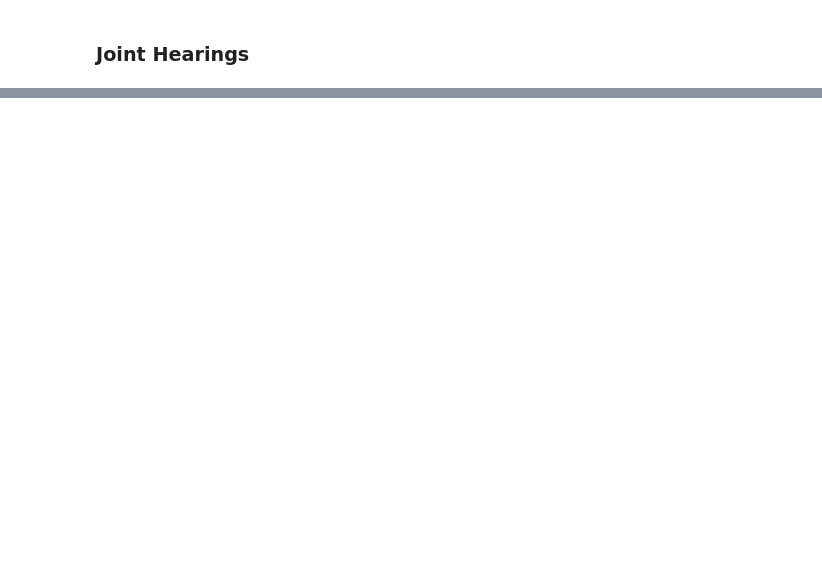
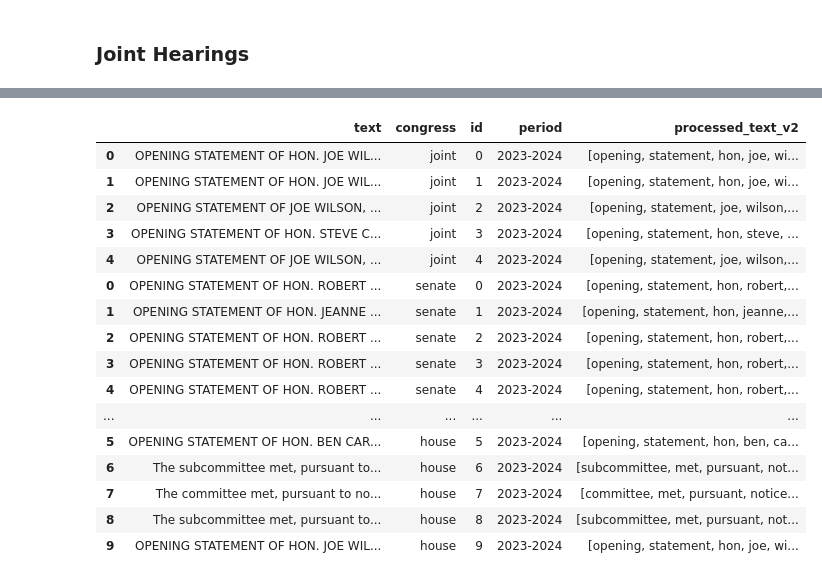
Before and after one commit to MariaFernandaOrtega/Topic-Modelling-Tutorial, a Jupyter notebook: Data and preprocessing.ipynb, the cells around one changed output, grey strips where cells are left out. Drawn from its saved outputs; the diff is of its cells as text; code cells hidden in the pictures; blank space fills up the shorter version.

Commit message:
preprocessed

```diff
--- a/Data and preprocessing.ipynb
+++ b/Data and preprocessing.ipynb
@@ -167,0 +253,20 @@ df_documents_joint
+# %%
+# Define a function to remove text before "The committee met," or "The subcommittee met,"
+def remove_text_before_meeting_statements(text):
+    patterns = ["The committee met,", "The subcommittee met,"]
+    earliest_index = len(text)
+
+    for pattern in patterns:
+        index = text.find(pattern)
+        if index != -1 and index < earliest_index:
+            earliest_index = index
+
+    if earliest_index < len(text):
+        return text[earliest_index:]
+    else:
+        return text
+
+# Apply the function to each row in the 'text' column
+all_documents['text'] = all_documents['text'].apply(remove_text_before_meeting_statements)
+
+all_documents
@@ -167,0 +293,45 @@ df_documents_joint
+# %%
+import pandas as pd
+import nltk
+from nltk.corpus import stopwords
+from nltk.tokenize import word_tokenize
+from nltk.stem import WordNetLemmatizer
+import string
+
+# Download necessary NLTK data
+nltk.download('punkt')
+nltk.download('stopwords')
+nltk.download('wordnet')
+
+def preprocess_text_v2(text):
+    """
+    Function to tokenize, convert to lowercase, remove punctuation and stopwords,
+    and perform lemmatization on a given text.
+    """
+    # Lowercasing
+    text = text.lower()
+
+    # Remove punctuation
+    text = text.translate(str.maketrans('', '', string.punctuation))
+
+    # Tokenization
+    tokens = word_tokenize(text)
+
+    # Remove stopwords
+    stop_words = set(stopwords.words('english'))
+    filtered_tokens = [word for word in tokens if word not in stop_words]
+
+    # Lemmatization
+    lemmatizer = WordNetLemmatizer()
+    lemmatized_tokens = [lemmatizer.lemmatize(word) for word in filtered_tokens]
+
+    return lemmatized_tokens
+
+
+# Applying the updated preprocessing to the 'text' column
+all_documents['processed_text_v2'] = all_documents['text'].apply(preprocess_text_v2)
+
+# Optionally, save the processed data to a new CSV file
+all_documents.to_csv('processed_data.csv', index=False)
+all_documents
+# %% [output]
@@ -167,0 +347,17 @@ df_documents_joint
+|  | text | congress | id | period | processed_text_v2 |
+| 0 | OPENING STATEMENT OF HON. JOE WIL... | joint | 0 | 2023-2024 | [opening, statement, hon, joe, wi... |
+| 1 | OPENING STATEMENT OF HON. JOE WIL... | joint | 1 | 2023-2024 | [opening, statement, hon, joe, wi... |
+| 2 | OPENING STATEMENT OF JOE WILSON, ... | joint | 2 | 2023-2024 | [opening, statement, joe, wilson,... |
+| 3 | OPENING STATEMENT OF HON. STEVE C... | joint | 3 | 2023-2024 | [opening, statement, hon, steve, ... |
+| 4 | OPENING STATEMENT OF JOE WILSON, ... | joint | 4 | 2023-2024 | [opening, statement, joe, wilson,... |
+| 0 | OPENING STATEMENT OF HON. ROBERT ... | senate | 0 | 2023-2024 | [opening, statement, hon, robert,... |
+| 1 | OPENING STATEMENT OF HON. JEANNE ... | senate | 1 | 2023-2024 | [opening, statement, hon, jeanne,... |
+| 2 | OPENING STATEMENT OF HON. ROBERT ... | senate | 2 | 2023-2024 | [opening, statement, hon, robert,... |
+| 3 | OPENING STATEMENT OF HON. ROBERT ... | senate | 3 | 2023-2024 | [opening, statement, hon, robert,... |
+| 4 | OPENING STATEMENT OF HON. ROBERT ... | senate | 4 | 2023-2024 | [opening, statement, hon, robert,... |
+| ... | ... | ... | ... | ... | ... |
+| 5 | OPENING STATEMENT OF HON. BEN CAR... | house | 5 | 2023-2024 | [opening, statement, hon, ben, ca... |
+| 6 | The subcommittee met, pursuant to... | house | 6 | 2023-2024 | [subcommittee, met, pursuant, not... |
+| 7 | The committee met, pursuant to no... | house | 7 | 2023-2024 | [committee, met, pursuant, notice... |
+| 8 | The subcommittee met, pursuant to... | house | 8 | 2023-2024 | [subcommittee, met, pursuant, not... |
+| 9 | OPENING STATEMENT OF HON. JOE WIL... | house | 9 | 2023-2024 | [opening, statement, hon, joe, wi... |
```
Also changed, not shown: parts of 12 cells of this notebook, 1 other file.
